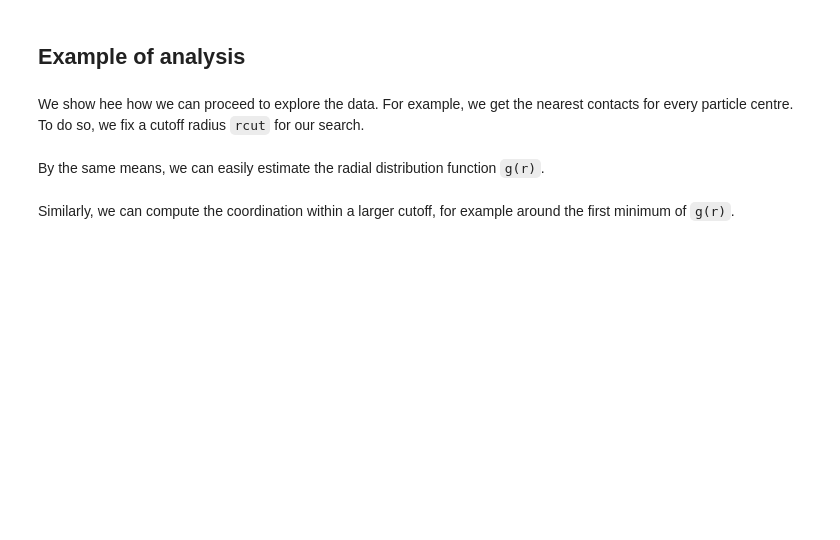
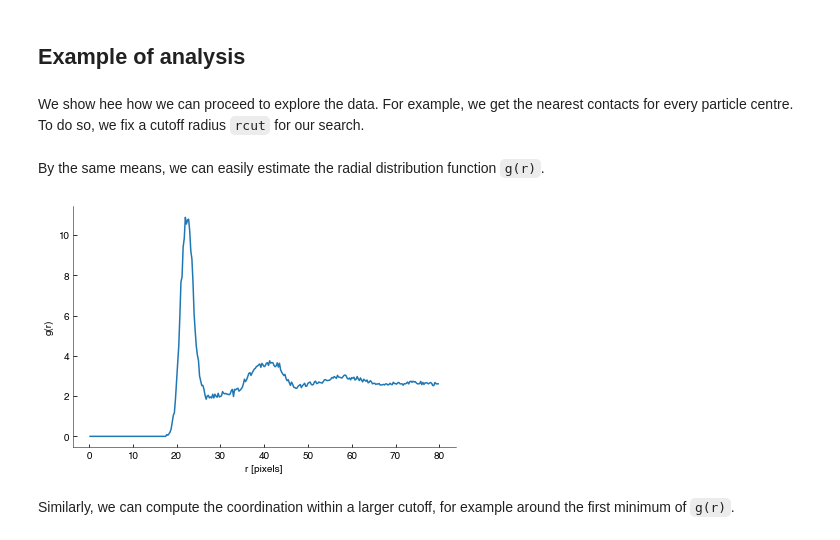
Before and after one commit to FTurci/canard-enchaine, a Jupyter notebook: Analysis.ipynb, the cells around one changed output. Saved outputs shown, nothing was run; the diff lists cells and outputs as text; code cells hidden in the pictures; blank space fills up the shorter version.

```diff
--- a/Analysis.ipynb
+++ b/Analysis.ipynb
@@ -66,12 +70,14 @@ By the same means, we can easily estimate the radial distribution function `g(r)
 # %%
 dr =0.25
 r = np.arange(dr,80,dr)
 nb = centre_tree.count_neighbors(centre_tree,r, cumulative=False)
 nb[0]=0 # ignore self-distances
 V = np.prod(centres.coord.ptp(axis=0))
 N  = centres.coord.shape[0]
-g = nb/(4*np.pi*r**2*dr)*2.5*V/(N*(N-1))
+g = nb/(4*np.pi*r**2*dr)*V/(N*(N-1))
 plt.plot(r,g); plt.xlabel('r [pixels]'); plt.ylabel('g(r)');
+# %% [output]
+[figure, added]
 # %% [markdown]
 Similarly, we can compute the coordination within a larger cutoff, for example around the first minimum of `g(r)`.
 # %%
```
Also changed, not shown: parts of 5 cells of this notebook.
